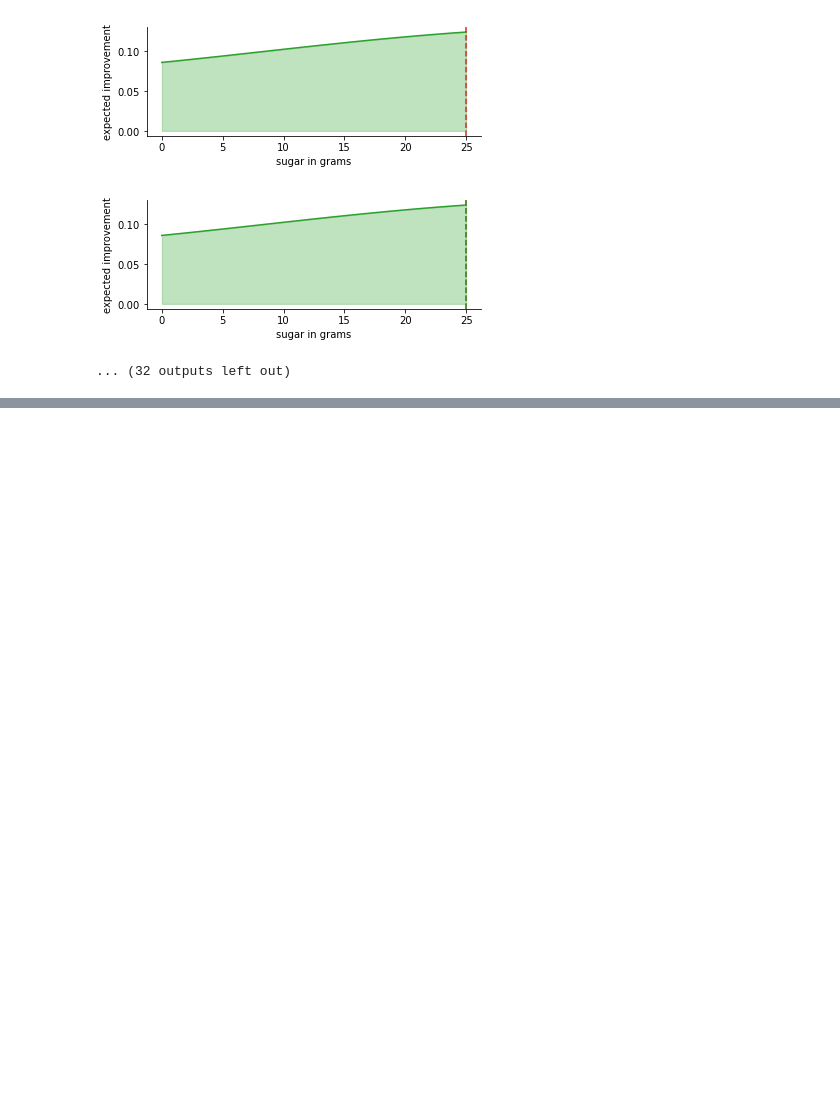
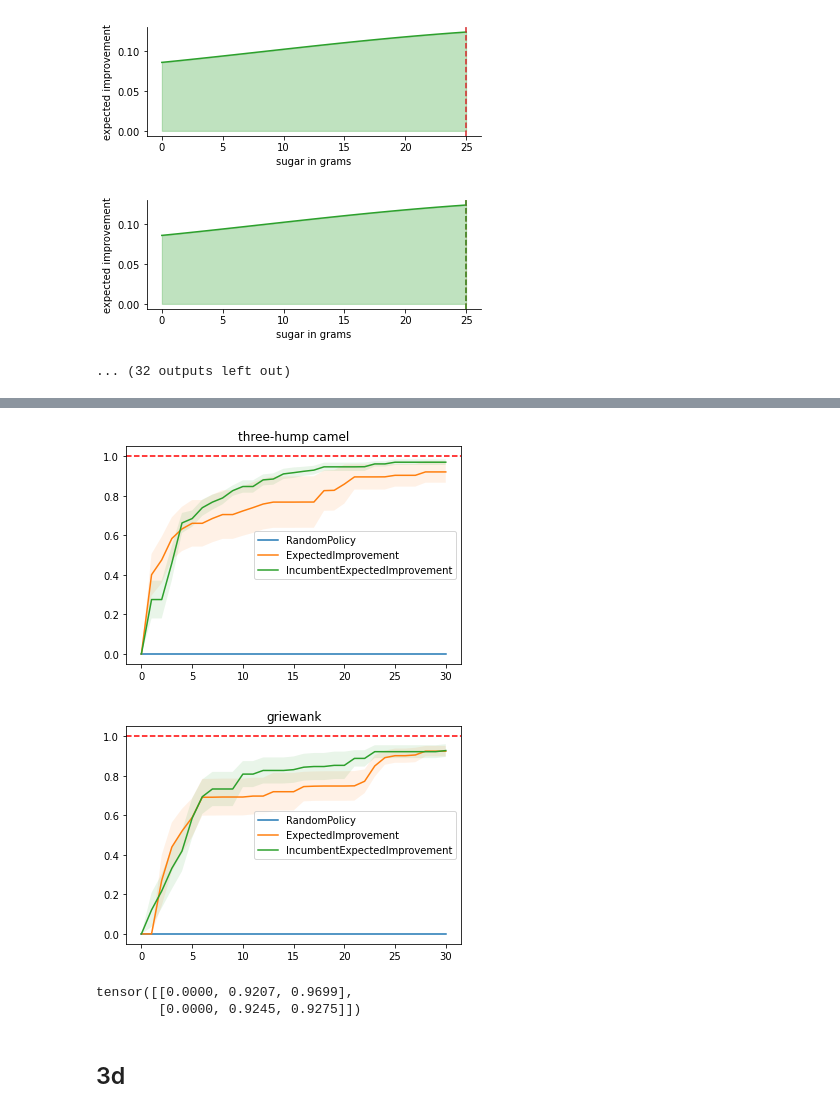
Before and after one commit to KrisNguyen135/Talks, a Jupyter notebook: 2021_10_preference_opt/notebooks/2 - Querying Functions Values with Bayesian Policies.ipynb, the cells around one changed output, grey strips where cells are left out. Cells and saved outputs as stored; diff of their text form; code cells hidden in the pictures; blank space fills up the shorter version.

```diff
--- a/2021_10_preference_opt/notebooks/2 - Querying Functions Values with Bayesian Policies.ipynb
+++ b/2021_10_preference_opt/notebooks/2 - Querying Functions Values with Bayesian Policies.ipynb
@@ -255,0 +351,19 @@ single_experiment(
+# %%
+dim = 2
+budget = 30
+
+names = [
+    "three-hump camel",
+    # 'ackley',
+    "griewank",
+]
+
+fs = []
+bounds = []
+xs_opt = []
+
+for name in names:
+    f, tmp_bounds, x_opt = get_benchmark_2d(name)
+    fs.append(f)
+    bounds.append(tmp_bounds)
+    xs_opt.append(x_opt)
@@ -255,0 +399,17 @@ single_experiment(
+# %%
+gaps = torch.load("gaps_2d.pt")
+# %%
+for f_ind, name in enumerate(names):
+    plot_gaps(gaps[f_ind], acq_fn_names)
+    plt.title(name)
+    plt.show()
+# %% [output]
+[figure, added]
+[figure, added]
+# %%
+gaps.mean(axis=2)[..., -1]
+# %% [output]
+tensor([[0.0000, 0.9207, 0.9699],
+        [0.0000, 0.9245, 0.9275]])
+# %% [markdown]
+## 3d
```
Also changed, not shown: parts of 19 cells of this notebook, 6 other files.
